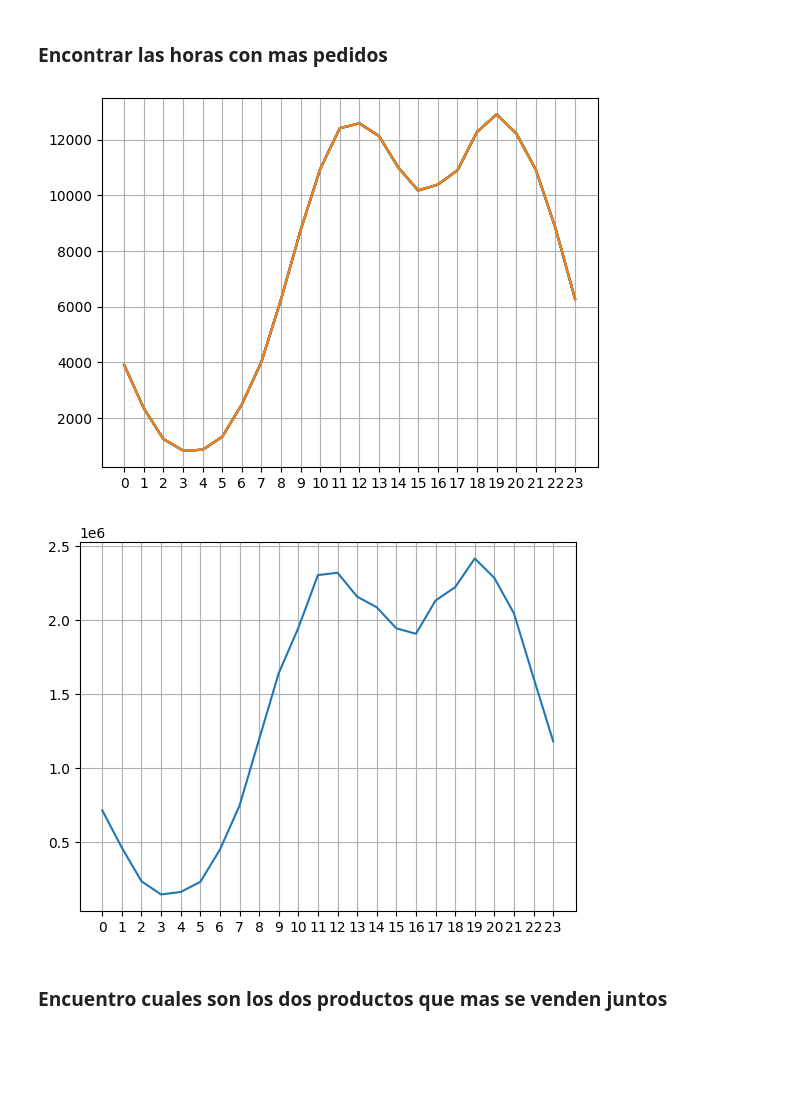
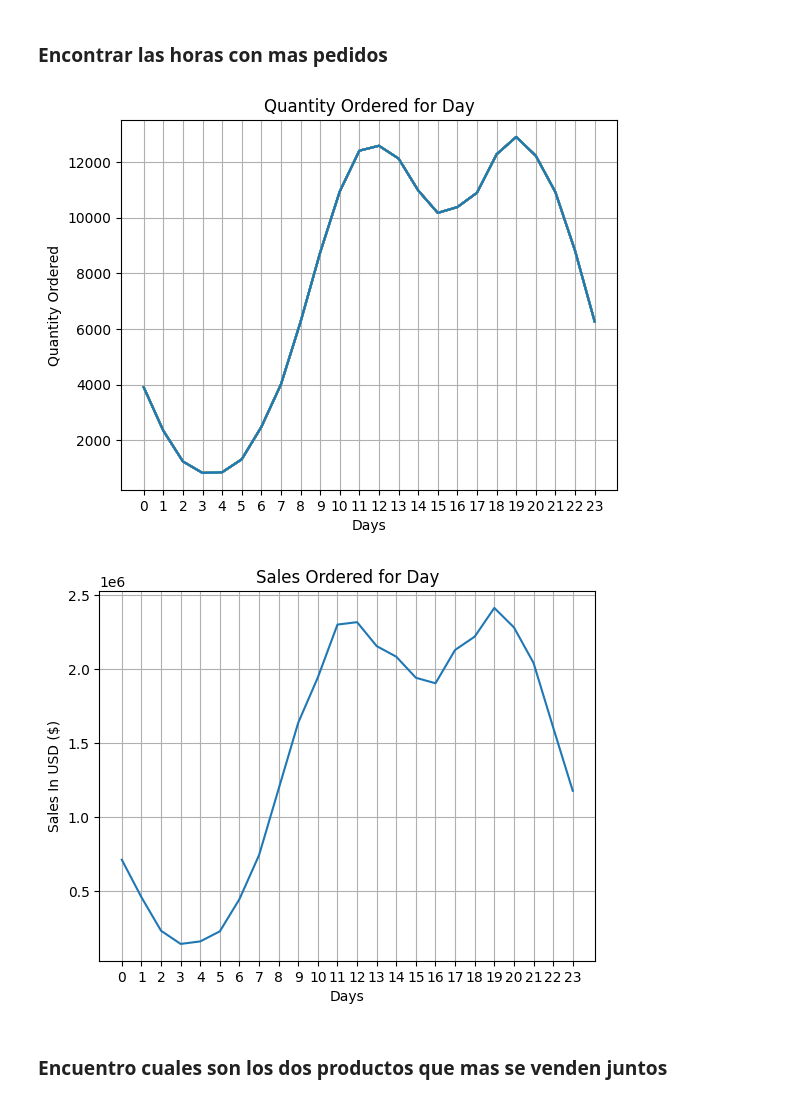
Before and after one commit to jhonthe77/Sales_Data, a Jupyter notebook: sales.ipynb, the cells around one changed output. Cells and saved outputs as stored; diff of their text form; code cells hidden in the pictures; blank space fills up the shorter version.

```diff
--- a/sales.ipynb
+++ b/sales.ipynb
@@ -175,19 +175,25 @@ del all_sales['Unnamed: 0']
 # %%
 keys = [pair for pair, df in all_sales.groupby('Hour')]
 plt.plot(keys, all_sales.groupby('Hour').count())
 plt.xticks(keys)
+plt.xlabel('Days')
+plt.ylabel('Quantity Ordered')
+plt.title('Quantity Ordered for Day')
 plt.grid()
 plt.show()
 # %% [output]
-[figure, old version]
+[figure, new version]
 # %%
 sales_hour=all_sales.groupby('Hour').sum()['Sales']
 plt.plot(keys,sales_hour)
 plt.xticks(keys)
+plt.xlabel('Days')
+plt.ylabel('Sales In USD ($)')
+plt.title('Sales Ordered for Day')
 plt.grid()
 plt.show()
 # %% [output]
-[figure, old version]
+[figure, new version]
 # %% [markdown]
 ### Encuentro cuales son los dos productos que mas se venden juntos
 # %%
```
